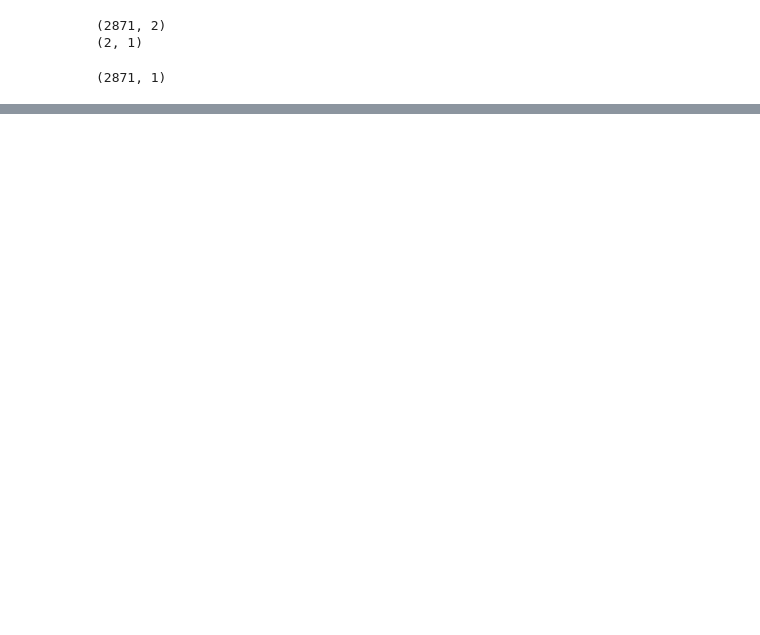
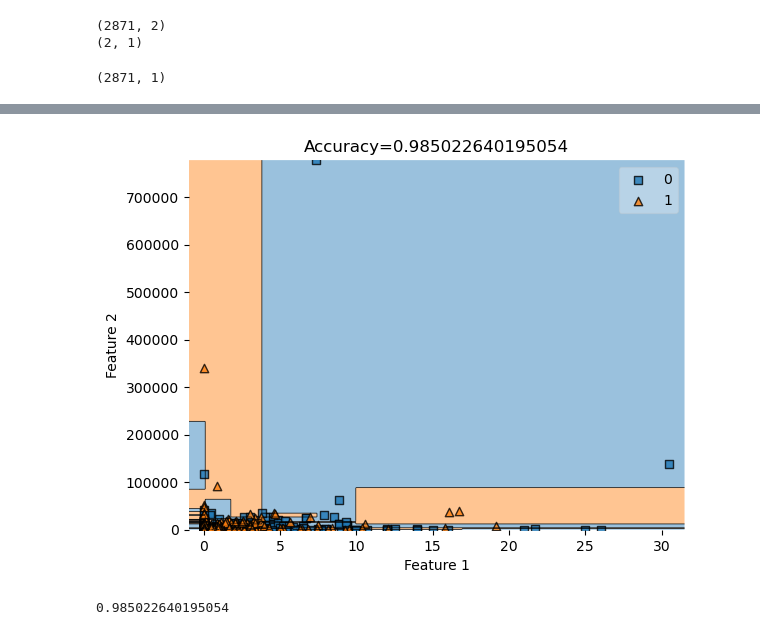
Before and after one commit to Xianzhiwang1/Leet-Code-Project, a Jupyter notebook: posts/final-blog-post/test.ipynb, the cells around one changed output, grey strips where cells are left out. Drawn from its saved outputs; the diff is of its cells as text; code cells hidden in the pictures; blank space fills up the shorter version.

```diff
--- a/posts/final-blog-post/test.ipynb
+++ b/posts/final-blog-post/test.ipynb
@@ -90,0 +138,10 @@ title = plt.gca().set(title=f"Accuracy={(mypredict==y_train).mean()}",
+# %%
+NR2.simple_plot(DTree, X_train, y_train)
+# %% [output]
+[figure, added]
+# %%
+RandomForest = RandomForestClassifier()
+RandomForest.fit(X_train, y_train)
+RandomForest.score(X_train, y_train)
+# %% [output]
+0.985022640195054
```
Also changed, not shown: parts of 19 cells of this notebook, 1 other file.
